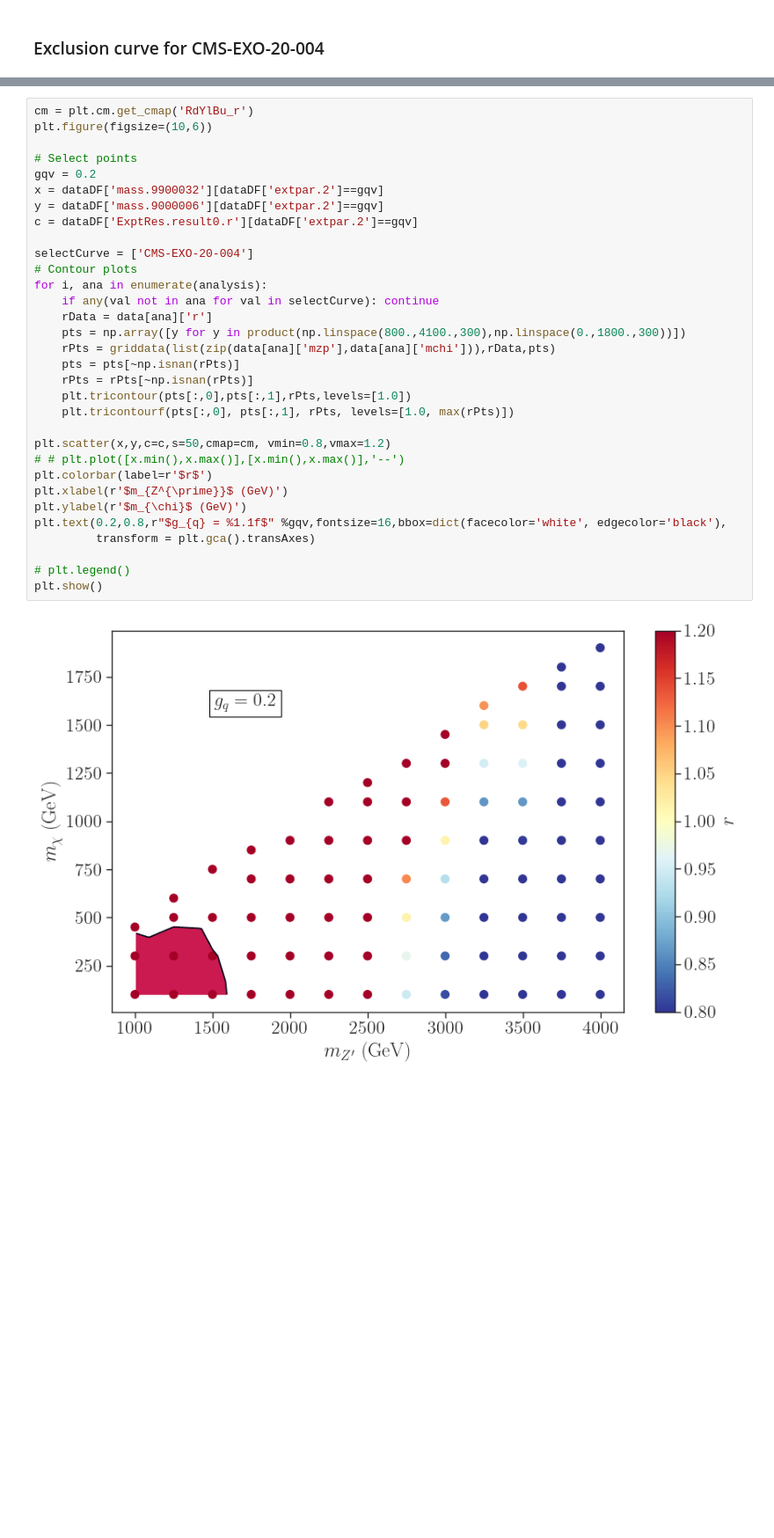
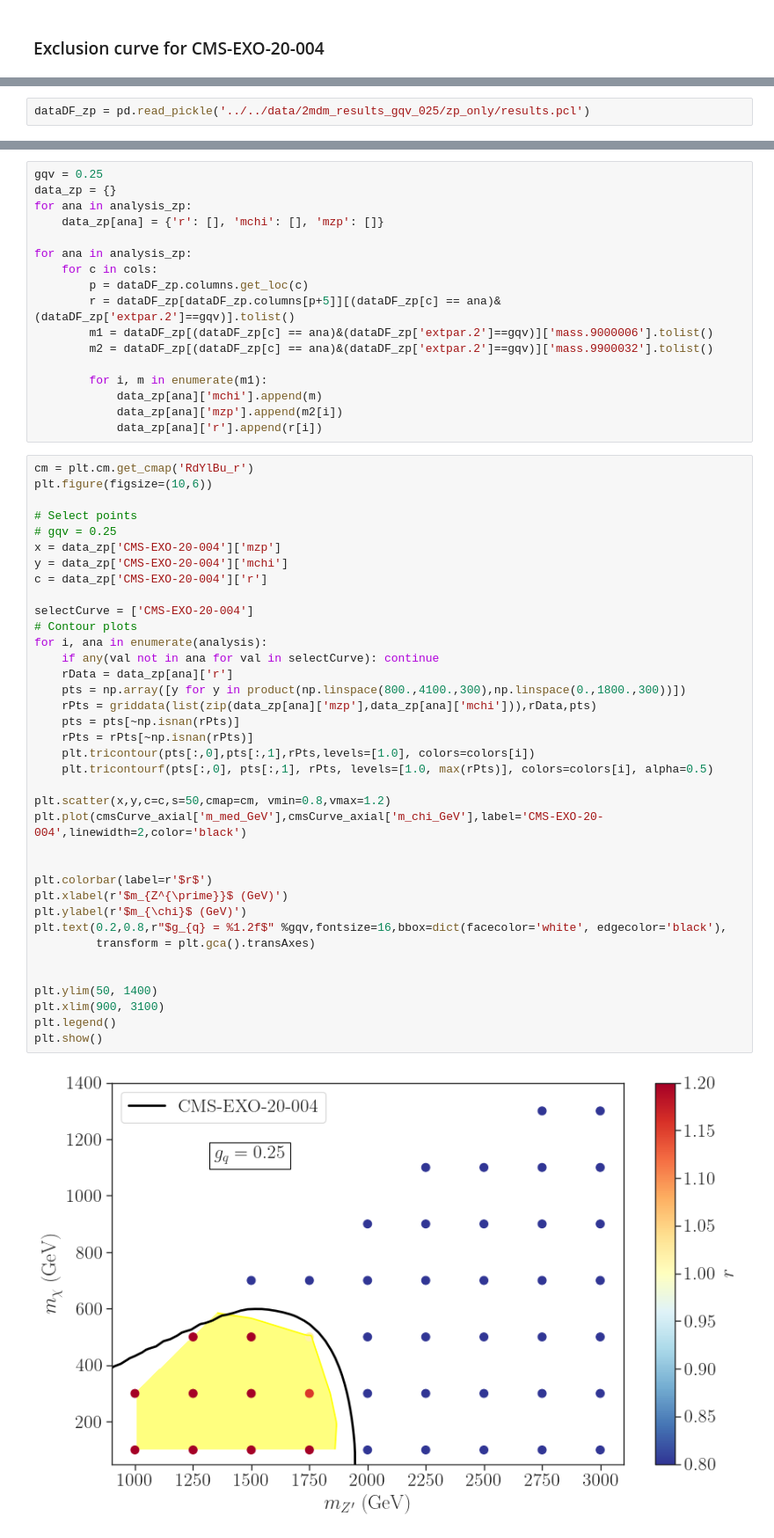
Before and after one commit to SModelS/smodelsv3-paper, a Jupyter notebook: notebooks/SmodelS/plots-2MDM-Copy2.ipynb, the cells around one changed output, grey strips where cells are left out. Shown at 88% size. Drawn from its saved outputs; the diff is of its cells as text; blank space fills up the shorter version.

```diff
--- a/notebooks/SmodelS/plots-2MDM-Copy2.ipynb
+++ b/notebooks/SmodelS/plots-2MDM-Copy2.ipynb
@@ -280,0 +235,2 @@ plt.show()
+# %%
+dataDF_zp = pd.read_pickle('../../data/2mdm_results_gqv_025/zp_only/results.pcl')
@@ -281,34 +254,56 @@ plt.show()
+# %%
+gqv = 0.25
+data_zp = {}
+for ana in analysis_zp:
+    data_zp[ana] = {'r': [], 'mchi': [], 'mzp': []}
+
+for ana in analysis_zp:
+    for c in cols:
+        p = dataDF_zp.columns.get_loc(c)
+        r = dataDF_zp[dataDF_zp.columns[p+5]][(dataDF_zp[c] == ana)&(dataDF_zp['extpar.2']==gqv)].tolist()
+        m1 = dataDF_zp[(dataDF_zp[c] == ana)&(dataDF_zp['extpar.2']==gqv)]['mass.9000006'].tolist()
+        m2 = dataDF_zp[(dataDF_zp[c] == ana)&(dataDF_zp['extpar.2']==gqv)]['mass.9900032'].tolist()
+
+        for i, m in enumerate(m1):
+            data_zp[ana]['mchi'].append(m)
+            data_zp[ana]['mzp'].append(m2[i])
+            data_zp[ana]['r'].append(r[i])
 # %%
 cm = plt.cm.get_cmap('RdYlBu_r')
 plt.figure(figsize=(10,6))
 
 # Select points
-gqv = 0.2
-x = dataDF['mass.9900032'][dataDF['extpar.2']==gqv]
-y = dataDF['mass.9000006'][dataDF['extpar.2']==gqv]
-c = dataDF['ExptRes.result0.r'][dataDF['extpar.2']==gqv]
+# gqv = 0.25
+x = data_zp['CMS-EXO-20-004']['mzp']
+y = data_zp['CMS-EXO-20-004']['mchi']
+c = data_zp['CMS-EXO-20-004']['r']
 
 selectCurve = ['CMS-EXO-20-004']
 # Contour plots
 for i, ana in enumerate(analysis):
     if any(val not in ana for val in selectCurve): continue
-    rData = data[ana]['r']
+    rData = data_zp[ana]['r']
     pts = np.array([y for y in product(np.linspace(800.,4100.,300),np.linspace(0.,1800.,300))])
-    rPts = griddata(list(zip(data[ana]['mzp'],data[ana]['mchi'])),rData,pts)
+    rPts = griddata(list(zip(data_zp[ana]['mzp'],data_zp[ana]['mchi'])),rData,pts)
     pts = pts[~np.isnan(rPts)]
     rPts = rPts[~np.isnan(rPts)]
-    plt.tricontour(pts[:,0],pts[:,1],rPts,levels=[1.0])
-    plt.tricontourf(pts[:,0], pts[:,1], rPts, levels=[1.0, max(rPts)])
+    plt.tricontour(pts[:,0],pts[:,1],rPts,levels=[1.0], colors=colors[i])
+    plt.tricontourf(pts[:,0], pts[:,1], rPts, levels=[1.0, max(rPts)], colors=colors[i], alpha=0.5)
 
 plt.scatter(x,y,c=c,s=50,cmap=cm, vmin=0.8,vmax=1.2)
-# # plt.plot([x.min(),x.max()],[x.min(),x.max()],'--')
+plt.plot(cmsCurve_axial['m_med_GeV'],cmsCurve_axial['m_chi_GeV'],label='CMS-EXO-20-004',linewidth=2,color='black')
+
+
 plt.colorbar(label=r'$r$')
 plt.xlabel(r'$m_{Z^{\prime}}$ (GeV)')
 plt.ylabel(r'$m_{\chi}$ (GeV)')
-plt.text(0.2,0.8,r"$g_{q} = %1.1f$" %gqv,fontsize=16,bbox=dict(facecolor='white', edgecolor='black'),
+plt.text(0.2,0.8,r"$g_{q} = %1.2f$" %gqv,fontsize=16,bbox=dict(facecolor='white', edgecolor='black'),
          transform = plt.gca().transAxes)
 
-# plt.legend()
+
+plt.ylim(50, 1400)
+plt.xlim(900, 3100)
+plt.legend()
 plt.show()
 # %% [output]
-[figure, old version]
+[figure, new version]
```
Also changed, not shown: parts of 19 cells of this notebook, 15 other files.
